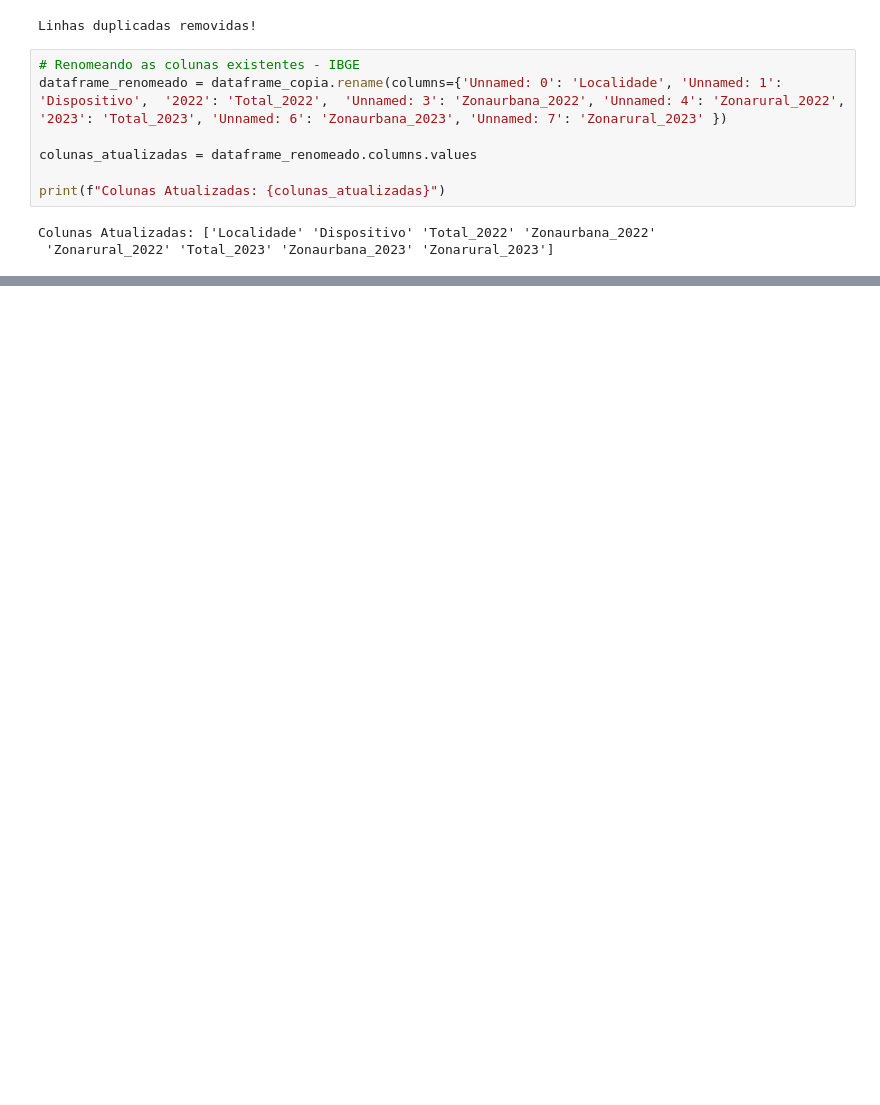
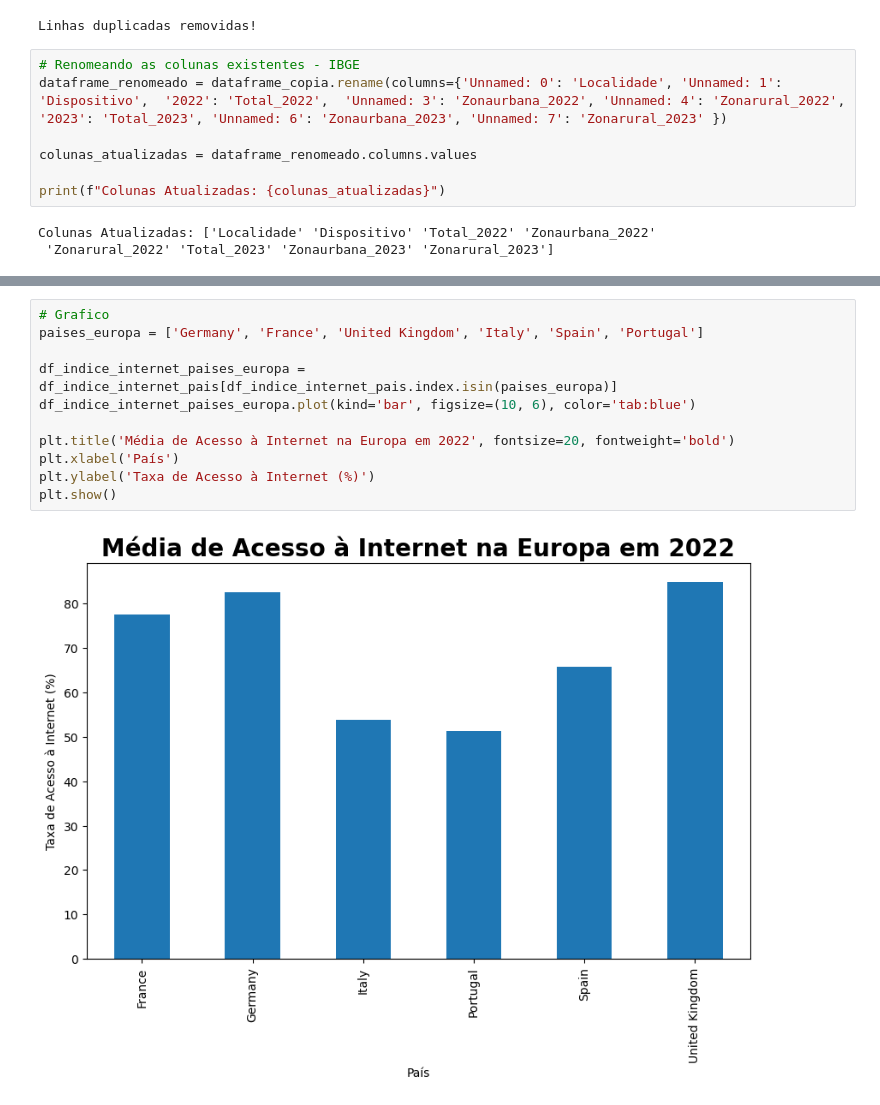
Before and after one commit to veronica-toledo-bm/on34-python-s17-s18-projeto-final, a Jupyter notebook: Veronica/Projeto Final/s17_Projeto_Final_Tamy_Vero.ipynb, the cells around one changed output, grey strips where cells are left out. Cells and saved outputs as stored; diff of their text form; blank space fills up the shorter version.

```diff
--- a/Veronica/Projeto Final/s17_Projeto_Final_Tamy_Vero.ipynb
+++ b/Veronica/Projeto Final/s17_Projeto_Final_Tamy_Vero.ipynb
@@ -316,0 +383,13 @@ df_final
+# %%
+# Grafico
+paises_europa = ['Germany', 'France', 'United Kingdom', 'Italy', 'Spain', 'Portugal']
+
+df_indice_internet_paises_europa = df_indice_internet_pais[df_indice_internet_pais.index.isin(paises_europa)]
+df_indice_internet_paises_europa.plot(kind='bar', figsize=(10, 6), color='tab:blue')
+
+plt.title('Média de Acesso à Internet na Europa em 2022', fontsize=20, fontweight='bold')
+plt.xlabel('País')
+plt.ylabel('Taxa de Acesso à Internet (%)')
+plt.show()
+# %% [output]
+[figure, added]
```
Also changed, not shown: parts of 75 cells of this notebook.
